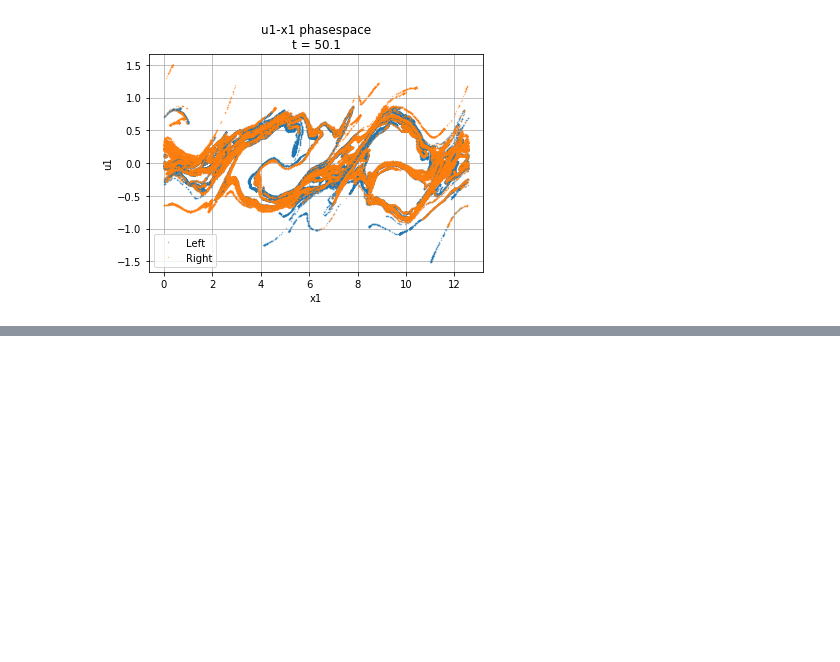
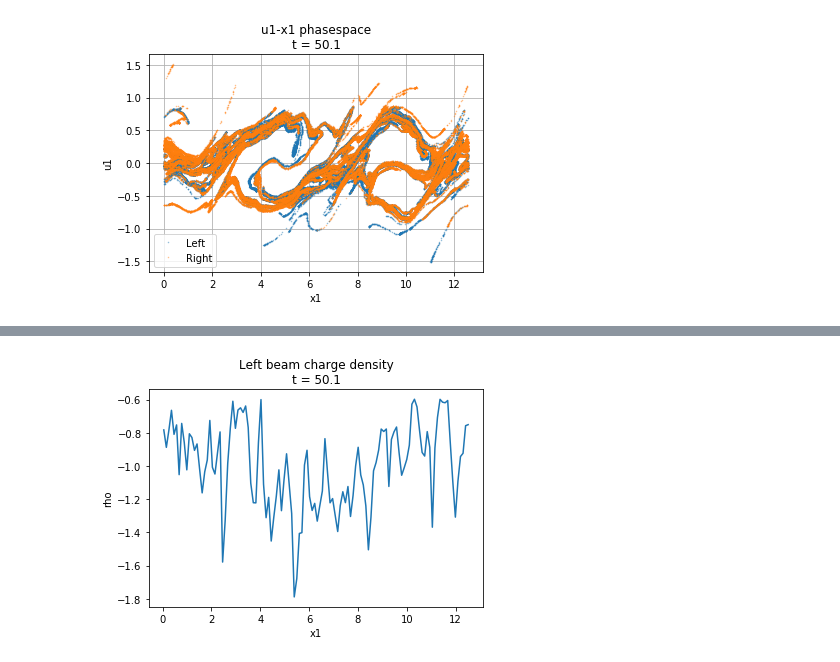
Before and after one commit to ricardo-fonseca/zpic, a Jupyter notebook: python/Direct.ipynb, the cells around one changed output, grey strips where cells are left out. Cells and saved outputs as stored; diff of their text form; code cells hidden in the pictures; blank space fills up the shorter version.

```diff
--- a/python/Direct.ipynb
+++ b/python/Direct.ipynb
@@ -76,0 +81,16 @@ plt.show()
+# %%
+import matplotlib.pyplot as plt
+
+charge = left.charge()
+
+xmin = sim.dx/2
+xmax = sim.box - sim.dx/2
+
+plt.plot(np.linspace(xmin, xmax, num = sim.nx), left.charge() )
+plt.xlabel("x1")
+plt.ylabel("rho")
+plt.title("Left beam charge density\nt = {:g}".format(sim.t))
+
+plt.show()
+# %% [output]
+[figure, added]
```
Also changed, not shown: parts of 6 cells of this notebook, 4 other files.
